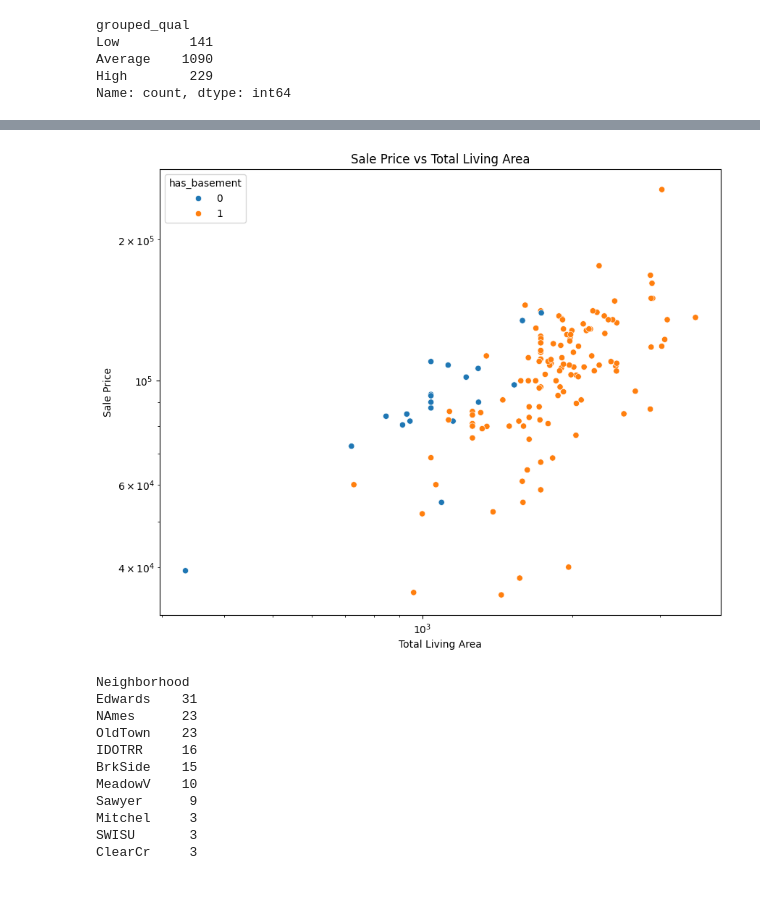
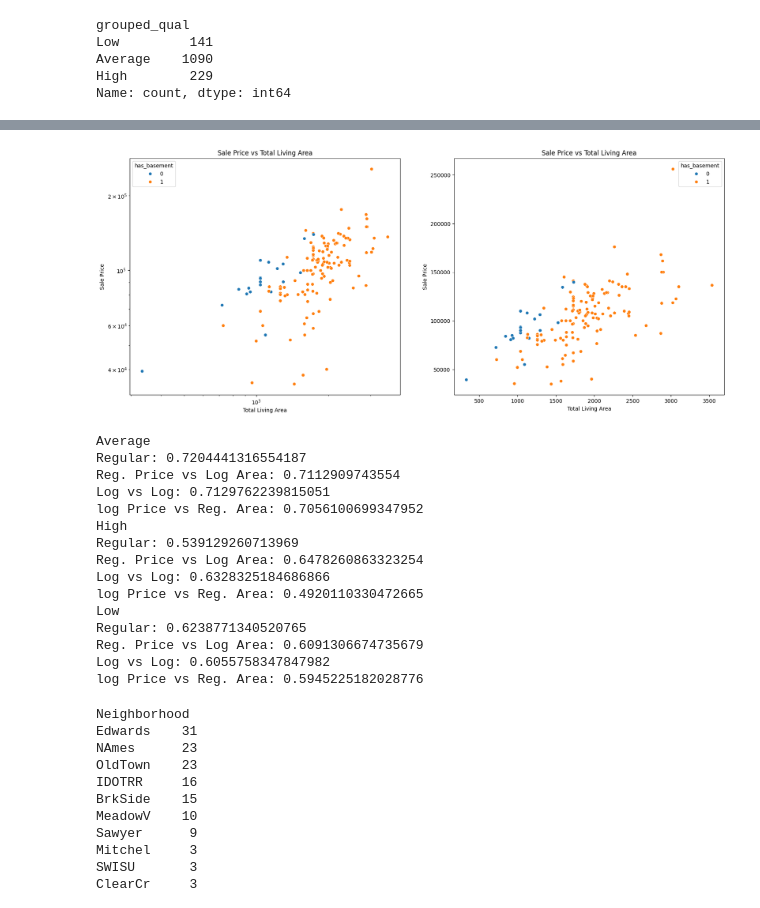
Before and after one commit to Drolfothesgnir/house_prices, a Jupyter notebook: EDA/LivingConditions.ipynb, the cells around one changed output, grey strips where cells are left out. Drawn from its saved outputs; the diff is of its cells as text; code cells hidden in the pictures.

```diff
--- a/EDA/LivingConditions.ipynb
+++ b/EDA/LivingConditions.ipynb
@@ -370,17 +392,3 @@ plt.show()
 [figure]
 # %%
 df["has_low_qual"] = np.where(df["grouped_qual"].astype(str) == "Low", True, False)
-# %%
-df["total_liv_area"] = df["TotalBsmtSF"] + df["GrLivArea"]
-
-fig, ax = plt.subplots(figsize=(10, 8))
-sns.scatterplot(data=df, x = "total_liv_area", y = "SalePrice", hue="grouped_qual", ax = ax)
-plt.xscale("log")
-plt.yscale("log")
-plt.title("Sale Price vs Total Living Area")
-plt.xlabel("Total Living Area")
-plt.ylabel("Sale Price")
-plt.legend(title = "Quality Group")
-plt.show()
-
-print(df["log_sale_price"].corr(np.log(df["total_liv_area"])))
@@ -506,24 +846,33 @@ MSSubClass
 # %%
 neighborhoods_with_low = df[df["grouped_qual"].astype(str) == "Low"][
     "Neighborhood"
 ].unique()
 
-fig, ax = plt.subplots(figsize=(10, 8))
+fig, (ax1, ax2) = plt.subplots(1, 2, figsize=(20, 8))
 sns.scatterplot(
     data=df[df["has_low_qual"]],
     x="total_liv_area",
     y="SalePrice",
     hue="has_basement",
     # style="has_garage",
     # hue_order=neighborhoods_with_low,
-    ax=ax,
+    ax=ax1,
 )
-plt.xscale("log")
-plt.yscale("log")
-plt.title("Sale Price vs Total Living Area")
-plt.xlabel("Total Living Area")
-plt.ylabel("Sale Price")
+ax1.set_title("Sale Price vs Total Living Area")
+ax1.set(xlabel="Total Living Area", ylabel="Sale Price", xscale="log", yscale="log")
+
+sns.scatterplot(
+    data=df[df["has_low_qual"]],
+    x="total_liv_area",
+    y="SalePrice",
+    hue="has_basement",
+    # style="has_garage",
+    # hue_order=neighborhoods_with_low,
+    ax=ax2,
+)
+ax2.set_title("Sale Price vs Total Living Area")
+ax2.set(xlabel="Total Living Area", ylabel="Sale Price")
 plt.show()
 # %% [output]
-[figure, old version]
+[figure, new version]
 # %%
@@ -574,6 +918,34 @@ fig.update_layout(
 )
 
 fig.show()
+# %%
+for qual in df["grouped_qual"].unique():
+    print(qual)
+    data = df[df["grouped_qual"].astype(str) == qual]
+    print(f"Regular: {data["SalePrice"].corr(data["total_liv_area"])}")
+    print(
+        f"Reg. Price vs Log Area: {data["SalePrice"].corr(np.log(data["total_liv_area"]))}"
+    )
+    print(f"Log vs Log: {data["log_sale_price"].corr(np.log(data["total_liv_area"]))}")
+    print(
+        f"log Price vs Reg. Area: {data["log_sale_price"].corr(data["total_liv_area"])}"
+    )
+# %% [output]
+Average
+Regular: 0.7204441316554187
+Reg. Price vs Log Area: 0.7112909743554
+Log vs Log: 0.7129762239815051
+log Price vs Reg. Area: 0.7056100699347952
+High
+Regular: 0.539129260713969
+Reg. Price vs Log Area: 0.6478260863323254
+Log vs Log: 0.6328325184686866
+log Price vs Reg. Area: 0.4920110330472665
+Low
+Regular: 0.6238771340520765
+Reg. Price vs Log Area: 0.6091306674735679
+Log vs Log: 0.6055758347847982
+log Price vs Reg. Area: 0.5945225182028776
 # %%
 top_vars = ["Neighborhood", "MSSubClass", "GarageType"]
 
```
Also changed, not shown: parts of 27 cells of this notebook, 4 other files.
